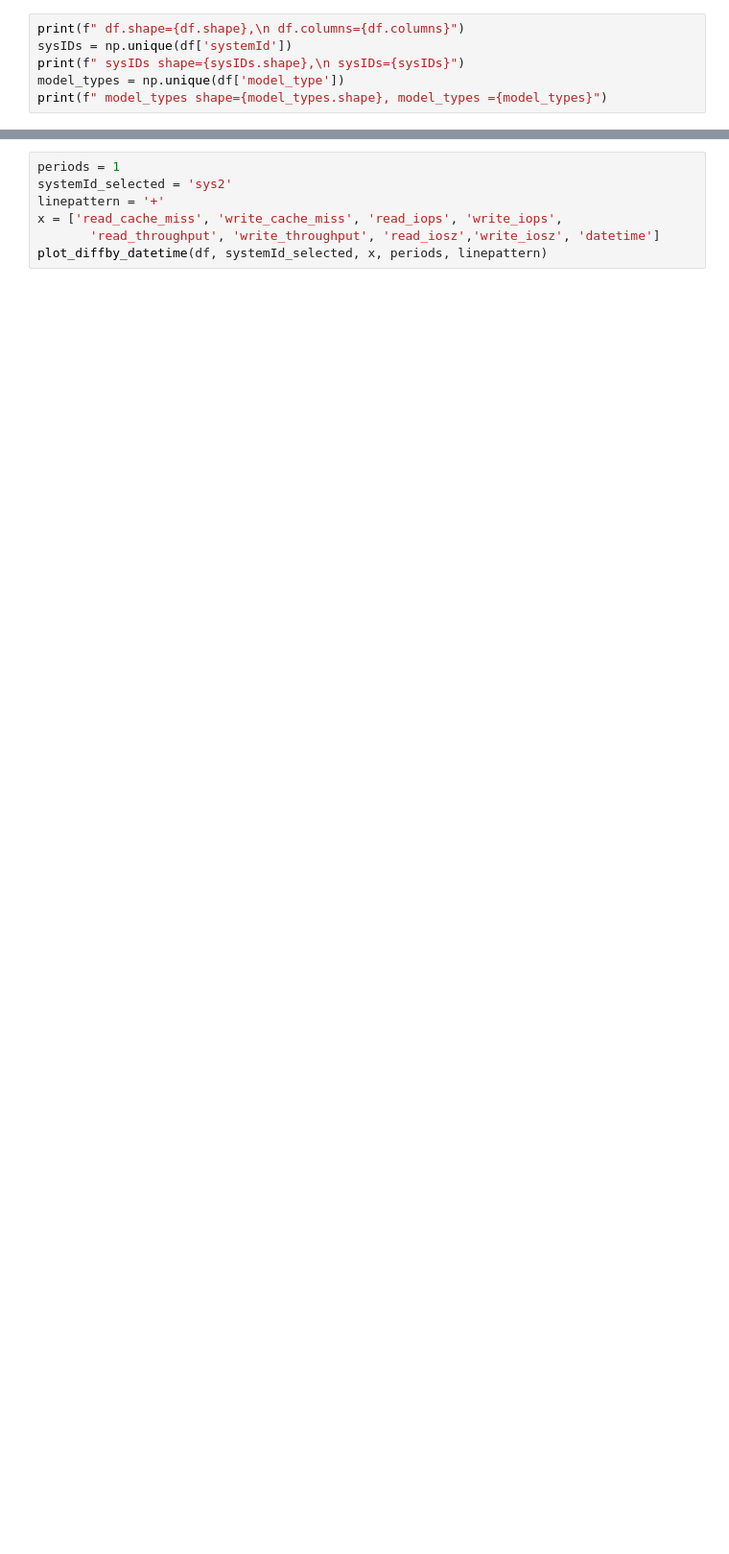
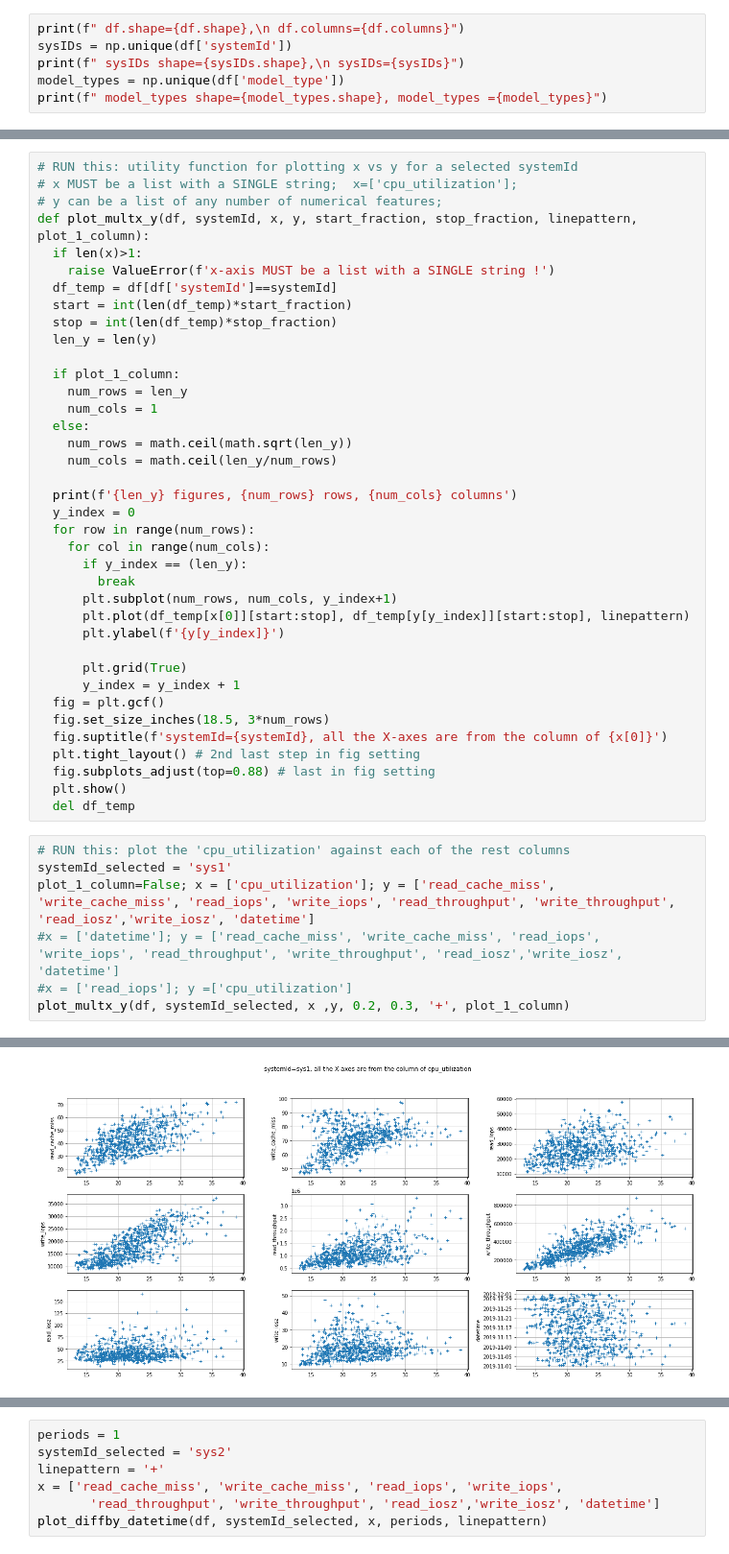
Before and after one commit to FrankGangWang/AppliedML_Python_Coursera, a Jupyter notebook: Copy_of_Copy_of_Interview_for_DataScience_2.ipynb, the cells around one changed output, grey strips where cells are left out. Shown at 96% size. Drawn from its saved outputs; the diff is of its cells as text; blank space fills up the shorter version.

```diff
--- a/Copy_of_Copy_of_Interview_for_DataScience_2.ipynb
+++ b/Copy_of_Copy_of_Interview_for_DataScience_2.ipynb
@@ -147,0 +171,46 @@ def plot_part_sys1_timestamp(df):
+# %%
+# RUN this: utility function for plotting x vs y for a selected systemId
+# x MUST be a list with a SINGLE string;  x=['cpu_utilization'];
+# y can be a list of any number of numerical features;
+def plot_multx_y(df, systemId, x, y, start_fraction, stop_fraction, linepattern, plot_1_column):
+  if len(x)>1:
+    raise ValueError(f'x-axis MUST be a list with a SINGLE string !')
+  df_temp = df[df['systemId']==systemId]
+  start = int(len(df_temp)*start_fraction)
+  stop = int(len(df_temp)*stop_fraction)
+  len_y = len(y)
+
+  if plot_1_column:
+    num_rows = len_y
+    num_cols = 1
+  else:
+    num_rows = math.ceil(math.sqrt(len_y))
+    num_cols = math.ceil(len_y/num_rows)
+
+  print(f'{len_y} figures, {num_rows} rows, {num_cols} columns')
+  y_index = 0
+  for row in range(num_rows):
+    for col in range(num_cols):
+      if y_index == (len_y):
+        break
+      plt.subplot(num_rows, num_cols, y_index+1)
+      plt.plot(df_temp[x[0]][start:stop], df_temp[y[y_index]][start:stop], linepattern)
+      plt.ylabel(f'{y[y_index]}')
+
+      plt.grid(True)
+      y_index = y_index + 1
+  fig = plt.gcf()
+  fig.set_size_inches(18.5, 3*num_rows)
+  fig.suptitle(f'systemId={systemId}, all the X-axes are from the column of {x[0]}')
+  plt.tight_layout() # 2nd last step in fig setting
+  fig.subplots_adjust(top=0.88) # last in fig setting
+  plt.show()
+  del df_temp
+# %%
+# RUN this: plot the 'cpu_utilization' against each of the rest columns
+systemId_selected = 'sys1'
+plot_1_column=False; x = ['cpu_utilization']; y = ['read_cache_miss', 'write_cache_miss', 'read_iops', 'write_iops', 'read_throughput', 'write_throughput', 'read_iosz','write_iosz', 'datetime']
+#x = ['datetime']; y = ['read_cache_miss', 'write_cache_miss', 'read_iops', 'write_iops', 'read_throughput', 'write_throughput', 'read_iosz','write_iosz', 'datetime']
+#x = ['read_iops']; y =['cpu_utilization']
+plot_multx_y(df, systemId_selected, x ,y, 0.2, 0.3, '+', plot_1_column)
+# %% [output]
@@ -147,0 +218 @@ def plot_part_sys1_timestamp(df):
+[figure, added]
```
Also changed, not shown: parts of 31 cells of this notebook.
